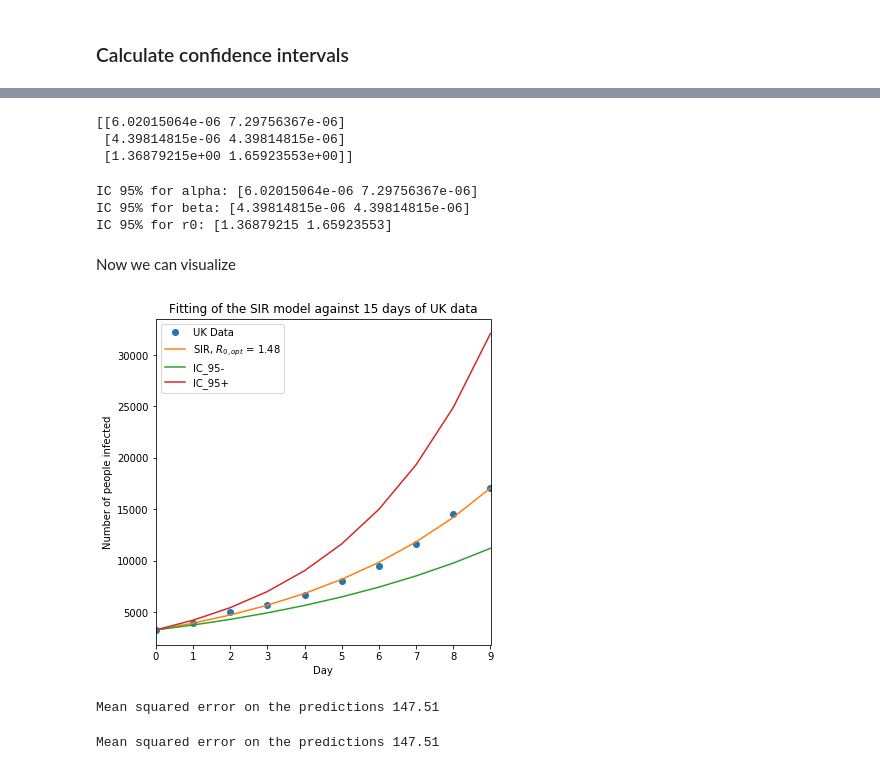
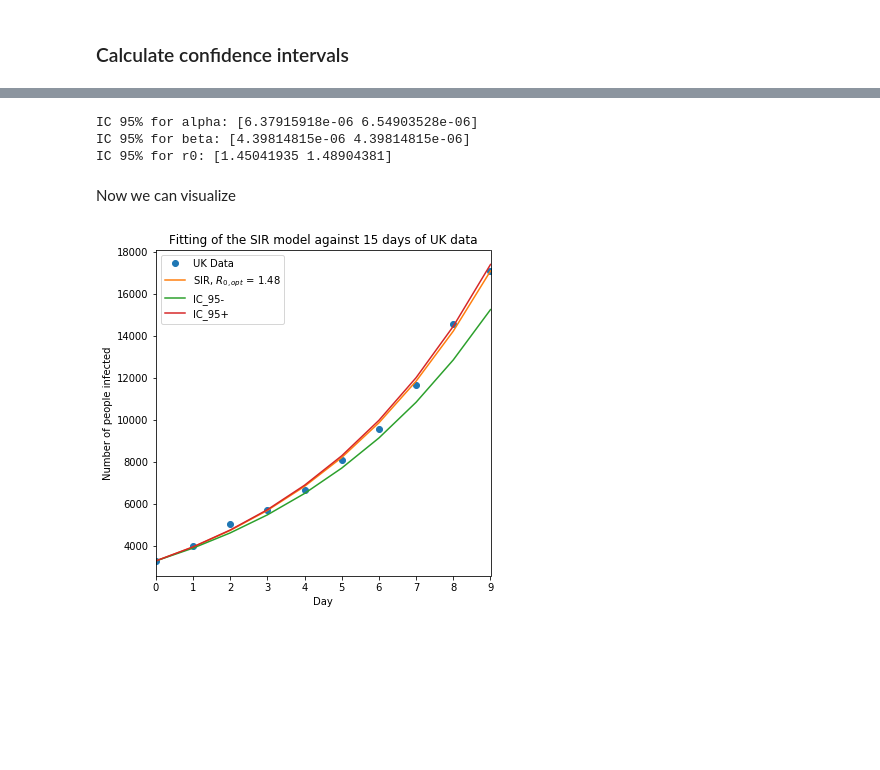
Before and after one commit to open-sir/open-sir, a Jupyter notebook: SIR-X.ipynb, the cells around one changed output, grey strips where cells are left out. Saved outputs shown, nothing was run; the diff lists cells and outputs as text; code cells hidden in the pictures; blank space fills up the shorter version.

```diff
--- a/SIR-X.ipynb
+++ b/SIR-X.ipynb
@@ -402,18 +394,0 @@ I_rUK = resample(I_UK)
-# %%
-p_bt = []
-R_0_bt = []
-n_iter = 100
-
-SIR_BS = SIR(p, w0)
-
-
-for i in range(0,n_iter):
-    t_r, I_r = resample(t_d, I_UK)
-    I_r = np.array(I_r)
-    # Sort and redefine arrays
-    idx = np.argsort(t_r)
-    t_rs = t_r[idx]
-    I_rs = I_r[idx]
-    SIR_BS.fit(t_rs, I_rs, P_UK)
-    p_bt.append(SIR_BS.p)
-    R_0_bt.append(SIR_BS.R_0)
@@ -437,11 +396,7 @@ plt.show()
 from post_regression import ci_bootstrap
 # %%
 # Get the confidence interval through bootstrap
-par_ci = ci_bootstrap(SIR_UK, t_d, I_rs, P_UK, n_iter=1000)
+par_ci, par_list = ci_bootstrap(SIR_UK, t_d, I_UK, P_UK, n_iter=1000)
-# %% [output]
-[[6.02015064e-06 7.29756367e-06]
- [4.39814815e-06 4.39814815e-06]
- [1.36879215e+00 1.65923553e+00]]
 # %%
 alpha_min = par_ci[0][0]
 alpha_max = par_ci[0][1]
@@ -450,43 +405,34 @@ print("IC 95% for alpha:", par_ci[0])
 print("IC 95% for beta:", par_ci[1])
 print("IC 95% for r0:", par_ci[2])
 # %% [output]
-IC 95% for alpha: [6.02015064e-06 7.29756367e-06]
+IC 95% for alpha: [6.37915918e-06 6.54903528e-06]
 IC 95% for beta: [4.39814815e-06 4.39814815e-06]
-IC 95% for r0: [1.36879215 1.65923553]
+IC 95% for r0: [1.45041935 1.48904381]
 # %% [markdown]
 Now we can visualize
 # %%
 # Build numerical solution
 I_opt = SIR_UK.solve(t_s[-1], 10)[:,2]*P_UK
 beta_0 = SIR_UK.p[1]
 SIR_minus = SIR([alpha_min, beta_0],w0)
 SIR_plus = SIR([alpha_max, beta_0],w0)
 I_minus = SIR_minus.solve(t_s[-1], 10)[:,2]*P_UK
 I_plus = SIR_plus.solve(t_s[-1], 10)[:,2]*P_UK
 
 # lag = 6
 
 R_opt = SIR_UK.R_0 #
 
 plt.figure(figsize=[6,6])
 plt.plot(t_d,I_UK,'o')
 plt.plot(t_d, I_opt)
 plt.plot(t_d, I_minus)
 plt.plot(t_d, I_plus)
 plt.legend(["UK Data","SIR, $R_{0,opt}$ = %.2f"%R_opt,"IC_95-","IC_95+"])
 plt.title("Fitting of the SIR model against 15 days of UK data")
 plt.ylabel("Number of people infected")
 plt.xlabel("Day")
 plt.xlim([min(t_d),max(t_d)])
 plt.show()
-
-I_UK-I_opt
-MSE = sum(np.sqrt((I_opt-I_UK)**2))/len(I_UK)
-print("Mean squared error on the predictions %.2f" % MSE)
 # %% [output]
-[figure, old version]
+[figure, new version]
-Mean squared error on the predictions 147.51
-# %%
-print("Mean squared error on the predictions %.2f" % MSE)
-# %% [output]
-Mean squared error on the predictions 147.51
```
Also changed, not shown: parts of 12 cells of this notebook, 1 other file.
